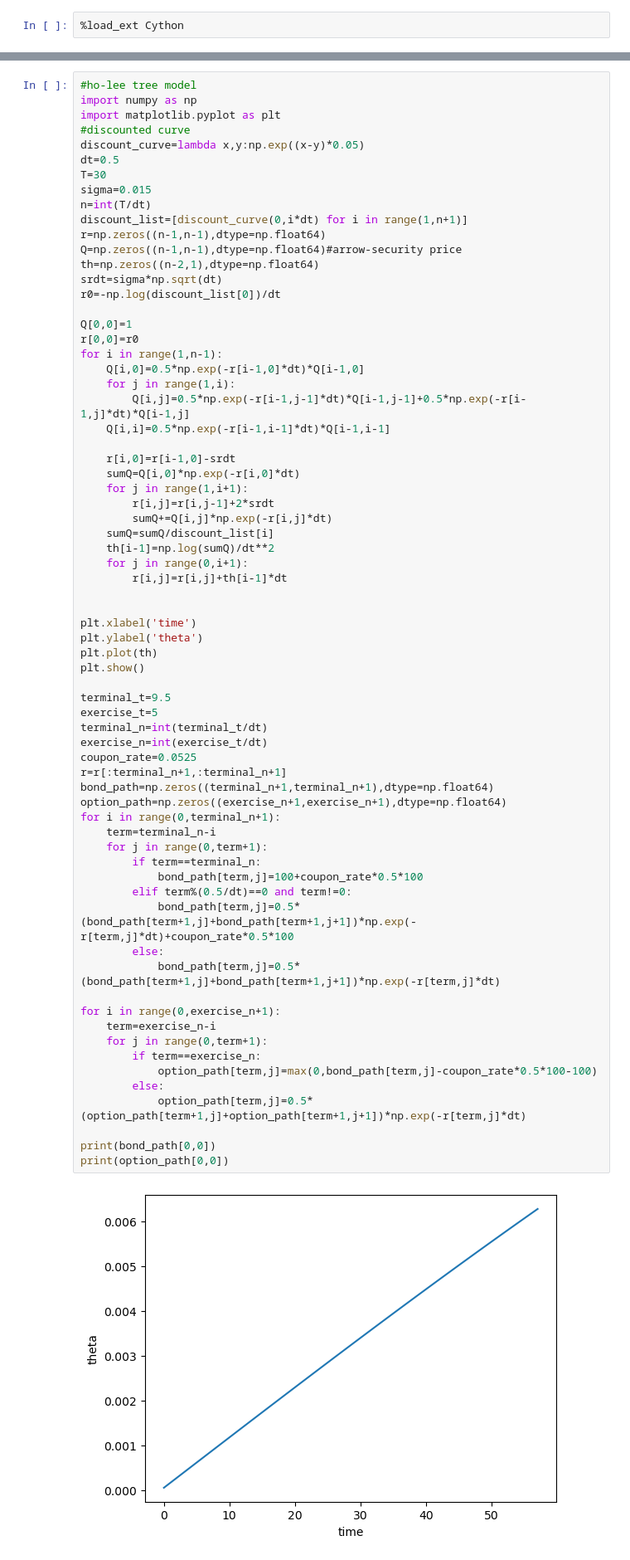
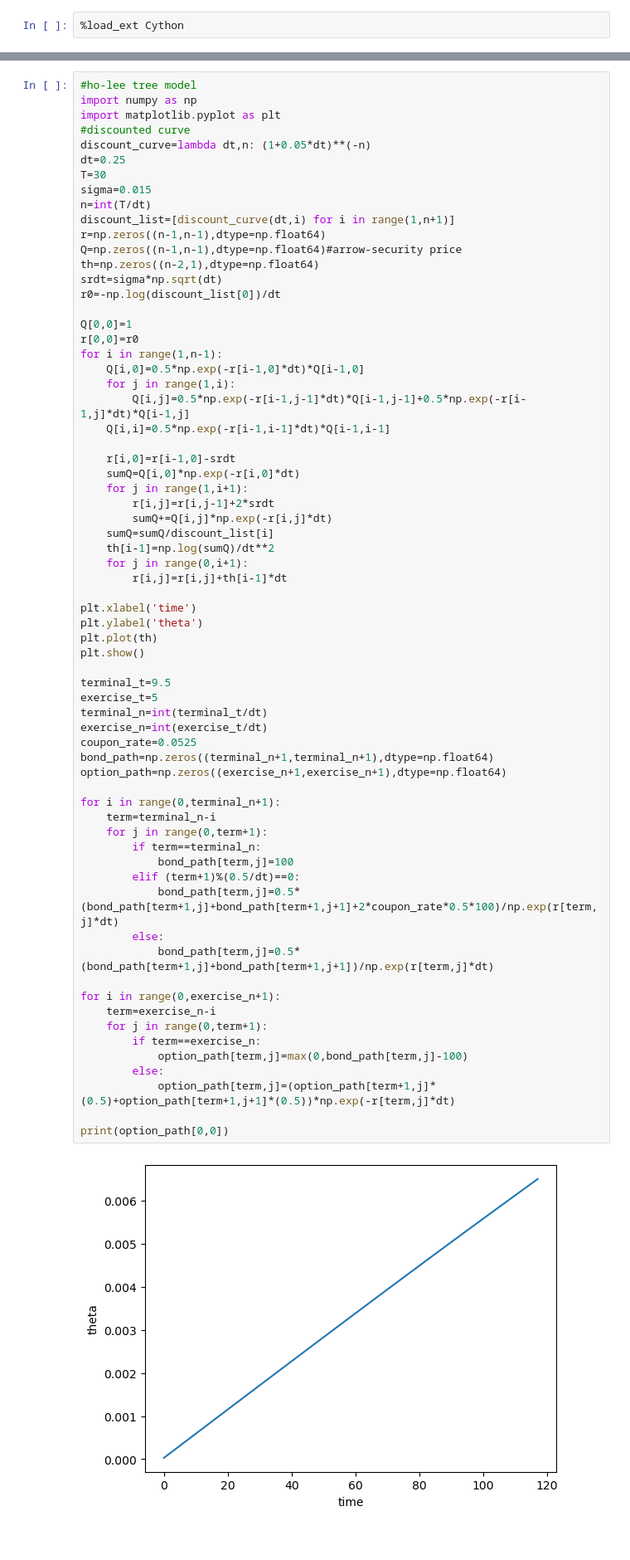
Before and after one commit to TonyWang23/Simulation_Quant_Finance, a Jupyter notebook: tree.ipynb, the cells around one changed output, grey strips where cells are left out. Shown: that part at 83% size. Drawn from its saved outputs; the diff is of its cells as text.

```diff
--- a/tree.ipynb
+++ b/tree.ipynb
@@ -431,12 +431,12 @@ discount_list=[ 0.975840000000000,
 import numpy as np
 import matplotlib.pyplot as plt
 #discounted curve
-discount_curve=lambda x,y:np.exp((x-y)*0.05)
-dt=0.5
+discount_curve=lambda dt,n: (1+0.05*dt)**(-n)
+dt=0.25
 T=30
 sigma=0.015
 n=int(T/dt)
-discount_list=[discount_curve(0,i*dt) for i in range(1,n+1)]
+discount_list=[discount_curve(dt,i) for i in range(1,n+1)]
 r=np.zeros((n-1,n-1),dtype=np.float64)
 Q=np.zeros((n-1,n-1),dtype=np.float64)#arrow-security price
 th=np.zeros((n-2,1),dtype=np.float64)
@@ -460,40 +460,38 @@ for i in range(1,n-1):
     th[i-1]=np.log(sumQ)/dt**2
     for j in range(0,i+1):
         r[i,j]=r[i,j]+th[i-1]*dt
 
-
 plt.xlabel('time')
 plt.ylabel('theta')
 plt.plot(th)
 plt.show()
 
 terminal_t=9.5
 exercise_t=5
 terminal_n=int(terminal_t/dt)
 exercise_n=int(exercise_t/dt)
 coupon_rate=0.0525
-r=r[:terminal_n+1,:terminal_n+1]
 bond_path=np.zeros((terminal_n+1,terminal_n+1),dtype=np.float64)
 option_path=np.zeros((exercise_n+1,exercise_n+1),dtype=np.float64)
+
 for i in range(0,terminal_n+1):
     term=terminal_n-i
     for j in range(0,term+1):
         if term==terminal_n:
-            bond_path[term,j]=100+coupon_rate*0.5*100
-        elif term%(0.5/dt)==0 and term!=0:
-            bond_path[term,j]=0.5*(bond_path[term+1,j]+bond_path[term+1,j+1])*np.exp(-r[term,j]*dt)+coupon_rate*0.5*100
+            bond_path[term,j]=100
+        elif (term+1)%(0.5/dt)==0:
+            bond_path[term,j]=0.5*(bond_path[term+1,j]+bond_path[term+1,j+1]+2*coupon_rate*0.5*100)/np.exp(r[term,j]*dt)
         else:
-            bond_path[term,j]=0.5*(bond_path[term+1,j]+bond_path[term+1,j+1])*np.exp(-r[term,j]*dt)
+            bond_path[term,j]=0.5*(bond_path[term+1,j]+bond_path[term+1,j+1])/np.exp(r[term,j]*dt)
 
 for i in range(0,exercise_n+1):
     term=exercise_n-i
     for j in range(0,term+1):
         if term==exercise_n:
-            option_path[term,j]=max(0,bond_path[term,j]-coupon_rate*0.5*100-100)
+            option_path[term,j]=max(0,bond_path[term,j]-100)
         else:
-            option_path[term,j]=0.5*(option_path[term+1,j]+option_path[term+1,j+1])*np.exp(-r[term,j]*dt)
+            option_path[term,j]=(option_path[term+1,j]*(0.5)+option_path[term+1,j+1]*(0.5))*np.exp(-r[term,j]*dt)
 
-print(bond_path[0,0])
 print(option_path[0,0])
 # %% [output]
-[figure, old version]
+[figure, new version]
```
Also changed, not shown: parts of 4 cells of this notebook.
